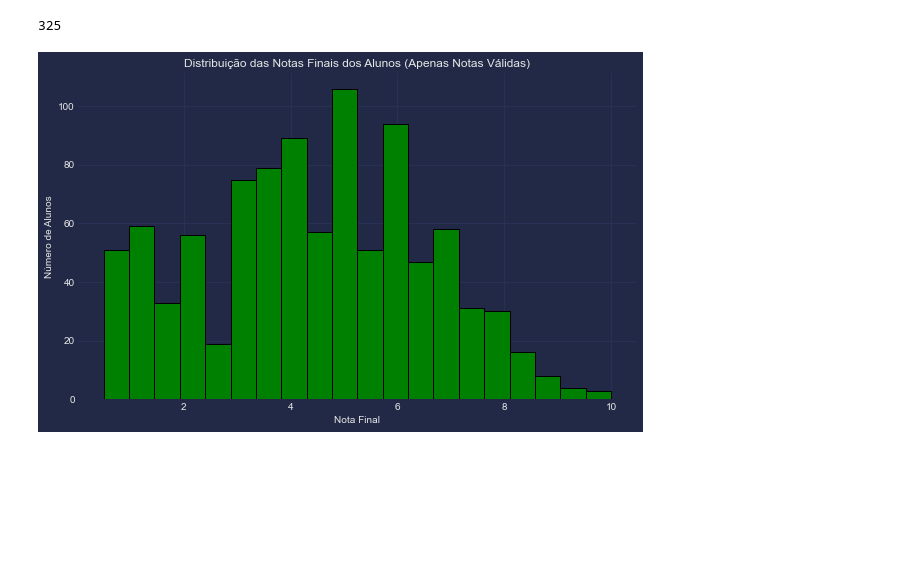
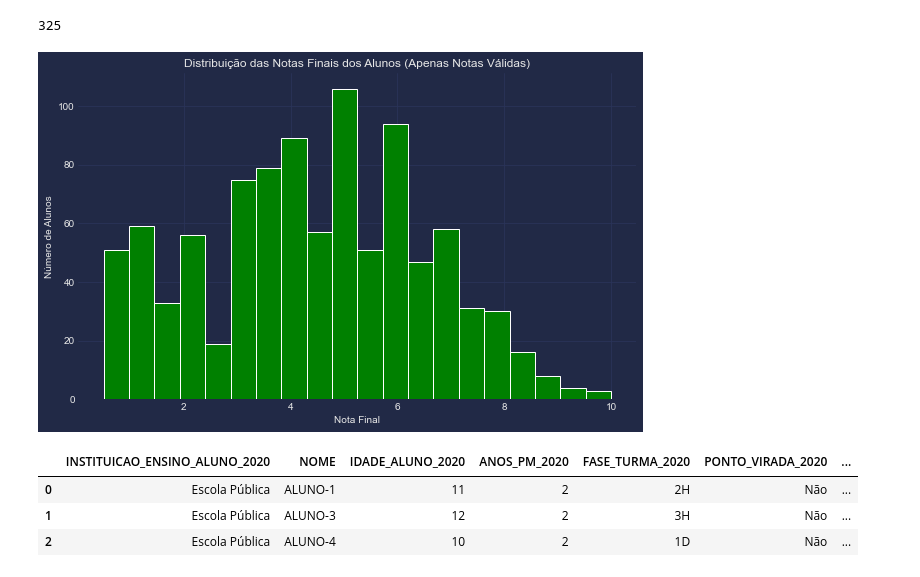
Before and after one commit to tulipia/passos-magicos, a Jupyter notebook: index_v2.ipynb, the cells around one changed output. Saved outputs shown, nothing was run; the diff lists cells and outputs as text; code cells hidden in the pictures; blank space fills up the shorter version.

```diff
--- a/index_v2.ipynb
+++ b/index_v2.ipynb
@@ -501,14 +504,14 @@ alunos_com_nota
 # %%
 # Limpar as notas negativas e nulas (incluindo zero)
 notas_limpa = notas_alunos[notas_alunos > 0]
 
 # Plotando a distribuição das notas finais limpas
 plt.figure(figsize=(10, 6))
-plt.hist(notas_limpa, bins=20, color='green', edgecolor='black')
+plt.hist(notas_limpa, bins=20, color='green', edgecolor='white')
 plt.title('Distribuição das Notas Finais dos Alunos (Apenas Notas Válidas)')
 plt.xlabel('Nota Final')
 plt.ylabel('Número de Alunos')
 plt.grid(True)
 plt.show()
 # %% [output]
-[figure, old version]
+[figure, new version]
@@ -514,0 +523,8 @@ plt.show()
+# %%
+# Dando uma olhada no dataset
+tb2020.head(3)
+# %% [output]
+|  | INSTITUICAO_ENSINO_ALUNO_2020 | NOME | IDADE_ALUNO_2020 | ANOS_PM_2020 | FASE_TURMA_2020 | PONTO_VIRADA_2020 | ... |
+| 0 | Escola Pública | ALUNO-1 | 11 | 2 | 2H | Não | ... |
+| 1 | Escola Pública | ALUNO-3 | 12 | 2 | 3H | Não | ... |
+| 2 | Escola Pública | ALUNO-4 | 10 | 2 | 1D | Não | ... |
```
Also changed, not shown: parts of 8 cells of this notebook, 6 other files.
